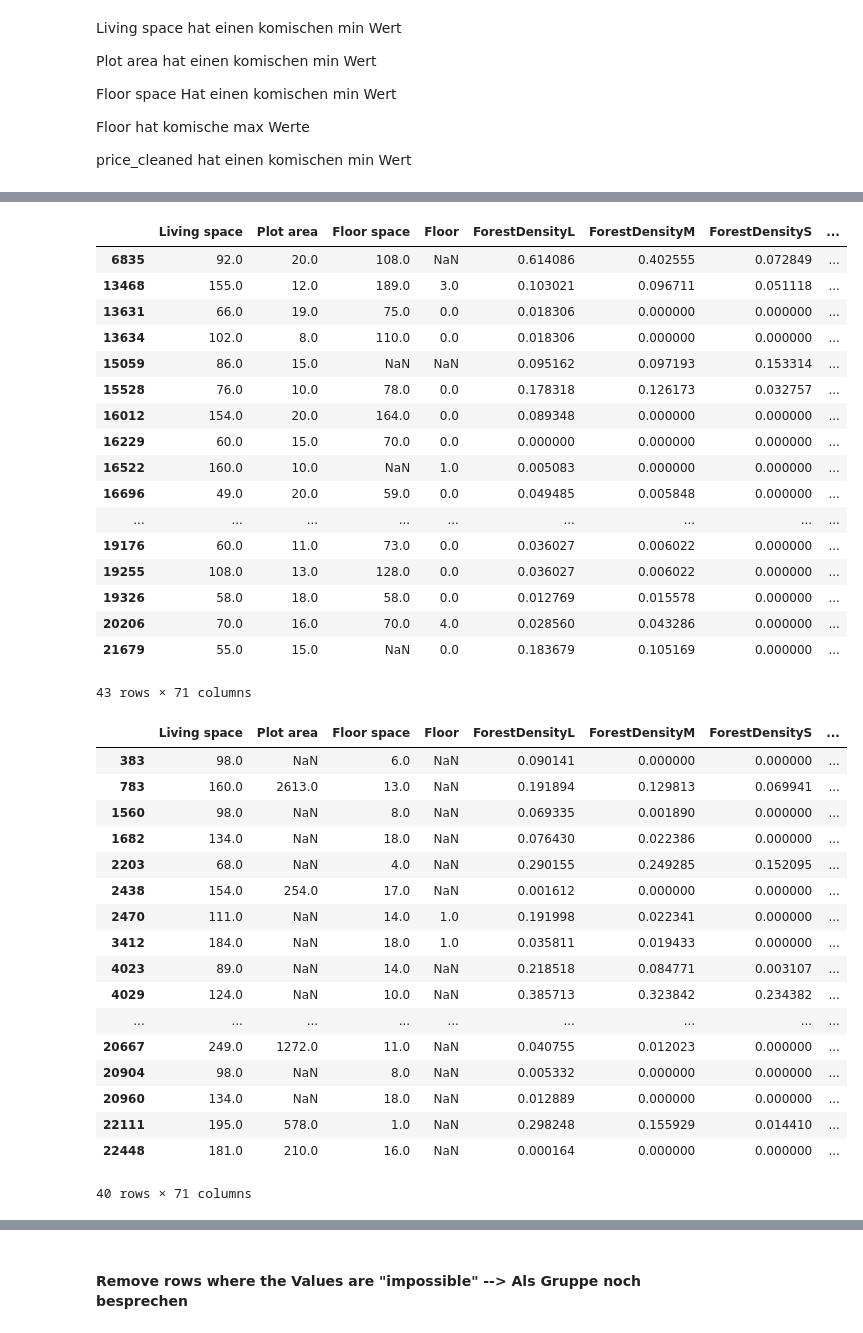
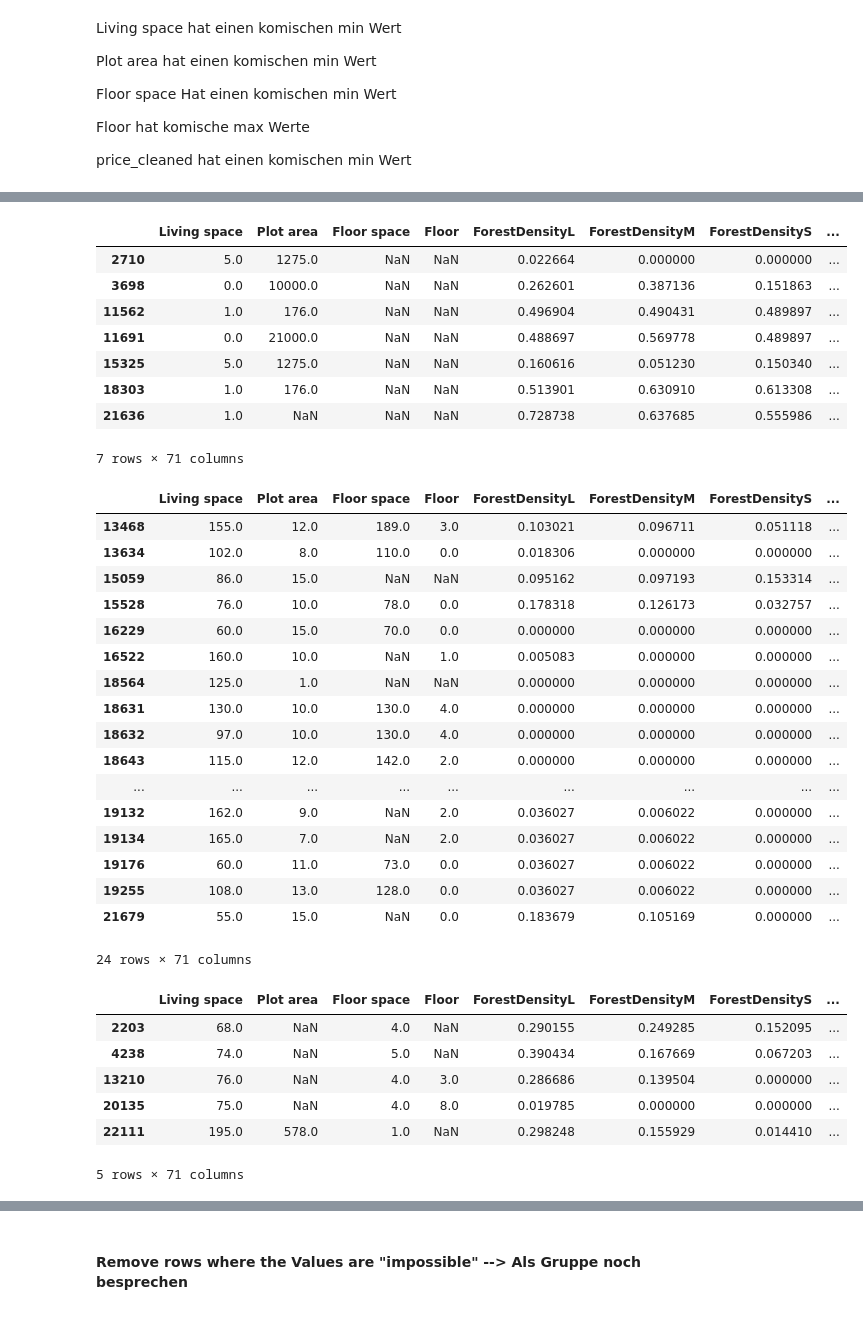
Before and after one commit to marvinvr/fhnw-cml1, a Jupyter notebook: 01_data_wrangling.ipynb, the cells around one changed output, grey strips where cells are left out. Cells and saved outputs as stored; diff of their text form; code cells hidden in the pictures.

```diff
--- a/01_data_wrangling.ipynb
+++ b/01_data_wrangling.ipynb
@@ -341,42 +303,46 @@ clean_df[clean_df['Living space'] <= 20]
+# %%
+living_space_cutoff = 5
+clean_df[clean_df['Living space'] <= living_space_cutoff]
+# %% [output]
+|  | Living space | Plot area | Floor space | Floor | ForestDensityL | ForestDensityM | ForestDensityS | ... |
+| 2710 | 5.0 | 1275.0 | NaN | NaN | 0.022664 | 0.000000 | 0.000000 | ... |
+| 3698 | 0.0 | 10000.0 | NaN | NaN | 0.262601 | 0.387136 | 0.151863 | ... |
+| 11562 | 1.0 | 176.0 | NaN | NaN | 0.496904 | 0.490431 | 0.489897 | ... |
+| 11691 | 0.0 | 21000.0 | NaN | NaN | 0.488697 | 0.569778 | 0.489897 | ... |
+| 15325 | 5.0 | 1275.0 | NaN | NaN | 0.160616 | 0.051230 | 0.150340 | ... |
+| 18303 | 1.0 | 176.0 | NaN | NaN | 0.513901 | 0.630910 | 0.613308 | ... |
+| 21636 | 1.0 | NaN | NaN | NaN | 0.728738 | 0.637685 | 0.555986 | ... |
+7 rows × 71 columns
 # %%
-clean_df[clean_df['Plot area'] <= 20]
+plot_area_cutoff = 15
+clean_df[clean_df['Plot area'] <= 15]
 # %% [output]
 |  | Living space | Plot area | Floor space | Floor | ForestDensityL | ForestDensityM | ForestDensityS | ... |
-| 6835 | 92.0 | 20.0 | 108.0 | NaN | 0.614086 | 0.402555 | 0.072849 | ... |
 | 13468 | 155.0 | 12.0 | 189.0 | 3.0 | 0.103021 | 0.096711 | 0.051118 | ... |
-| 13631 | 66.0 | 19.0 | 75.0 | 0.0 | 0.018306 | 0.000000 | 0.000000 | ... |
 | 13634 | 102.0 | 8.0 | 110.0 | 0.0 | 0.018306 | 0.000000 | 0.000000 | ... |
 | 15059 | 86.0 | 15.0 | NaN | NaN | 0.095162 | 0.097193 | 0.153314 | ... |
 | 15528 | 76.0 | 10.0 | 78.0 | 0.0 | 0.178318 | 0.126173 | 0.032757 | ... |
-| 16012 | 154.0 | 20.0 | 164.0 | 0.0 | 0.089348 | 0.000000 | 0.000000 | ... |
 | 16229 | 60.0 | 15.0 | 70.0 | 0.0 | 0.000000 | 0.000000 | 0.000000 | ... |
 | 16522 | 160.0 | 10.0 | NaN | 1.0 | 0.005083 | 0.000000 | 0.000000 | ... |
-| 16696 | 49.0 | 20.0 | 59.0 | 0.0 | 0.049485 | 0.005848 | 0.000000 | ... |
+| 18564 | 125.0 | 1.0 | NaN | NaN | 0.000000 | 0.000000 | 0.000000 | ... |
+| 18631 | 130.0 | 10.0 | 130.0 | 4.0 | 0.000000 | 0.000000 | 0.000000 | ... |
+| 18632 | 97.0 | 10.0 | 130.0 | 4.0 | 0.000000 | 0.000000 | 0.000000 | ... |
+| 18643 | 115.0 | 12.0 | 142.0 | 2.0 | 0.000000 | 0.000000 | 0.000000 | ... |
 | ... | ... | ... | ... | ... | ... | ... | ... | ... |
+| 19132 | 162.0 | 9.0 | NaN | 2.0 | 0.036027 | 0.006022 | 0.000000 | ... |
+| 19134 | 165.0 | 7.0 | NaN | 2.0 | 0.036027 | 0.006022 | 0.000000 | ... |
 | 19176 | 60.0 | 11.0 | 73.0 | 0.0 | 0.036027 | 0.006022 | 0.000000 | ... |
 | 19255 | 108.0 | 13.0 | 128.0 | 0.0 | 0.036027 | 0.006022 | 0.000000 | ... |
-| 19326 | 58.0 | 18.0 | 58.0 | 0.0 | 0.012769 | 0.015578 | 0.000000 | ... |
-| 20206 | 70.0 | 16.0 | 70.0 | 4.0 | 0.028560 | 0.043286 | 0.000000 | ... |
 | 21679 | 55.0 | 15.0 | NaN | 0.0 | 0.183679 | 0.105169 | 0.000000 | ... |
-43 rows × 71 columns
+24 rows × 71 columns
 # %%
-clean_df[clean_df['Floor space'] <= 20]
+floor_space_cutoff = 5
+clean_df[clean_df['Floor space'] <= floor_space_cutoff]
 # %% [output]
 |  | Living space | Plot area | Floor space | Floor | ForestDensityL | ForestDensityM | ForestDensityS | ... |
-| 383 | 98.0 | NaN | 6.0 | NaN | 0.090141 | 0.000000 | 0.000000 | ... |
-| 783 | 160.0 | 2613.0 | 13.0 | NaN | 0.191894 | 0.129813 | 0.069941 | ... |
-| 1560 | 98.0 | NaN | 8.0 | NaN | 0.069335 | 0.001890 | 0.000000 | ... |
-| 1682 | 134.0 | NaN | 18.0 | NaN | 0.076430 | 0.022386 | 0.000000 | ... |
 | 2203 | 68.0 | NaN | 4.0 | NaN | 0.290155 | 0.249285 | 0.152095 | ... |
-| 2438 | 154.0 | 254.0 | 17.0 | NaN | 0.001612 | 0.000000 | 0.000000 | ... |
-| 2470 | 111.0 | NaN | 14.0 | 1.0 | 0.191998 | 0.022341 | 0.000000 | ... |
-| 3412 | 184.0 | NaN | 18.0 | 1.0 | 0.035811 | 0.019433 | 0.000000 | ... |
-| 4023 | 89.0 | NaN | 14.0 | NaN | 0.218518 | 0.084771 | 0.003107 | ... |
-| 4029 | 124.0 | NaN | 10.0 | NaN | 0.385713 | 0.323842 | 0.234382 | ... |
-| ... | ... | ... | ... | ... | ... | ... | ... | ... |
-| 20667 | 249.0 | 1272.0 | 11.0 | NaN | 0.040755 | 0.012023 | 0.000000 | ... |
-| 20904 | 98.0 | NaN | 8.0 | NaN | 0.005332 | 0.000000 | 0.000000 | ... |
-| 20960 | 134.0 | NaN | 18.0 | NaN | 0.012889 | 0.000000 | 0.000000 | ... |
+| 4238 | 74.0 | NaN | 5.0 | NaN | 0.390434 | 0.167669 | 0.067203 | ... |
+| 13210 | 76.0 | NaN | 4.0 | 3.0 | 0.286686 | 0.139504 | 0.000000 | ... |
+| 20135 | 75.0 | NaN | 4.0 | 8.0 | 0.019785 | 0.000000 | 0.000000 | ... |
 | 22111 | 195.0 | 578.0 | 1.0 | NaN | 0.298248 | 0.155929 | 0.014410 | ... |
-| 22448 | 181.0 | 210.0 | 16.0 | NaN | 0.000164 | 0.000000 | 0.000000 | ... |
-40 rows × 71 columns
+5 rows × 71 columns
```
Also changed, not shown: parts of 9 cells of this notebook, 1 other file.
